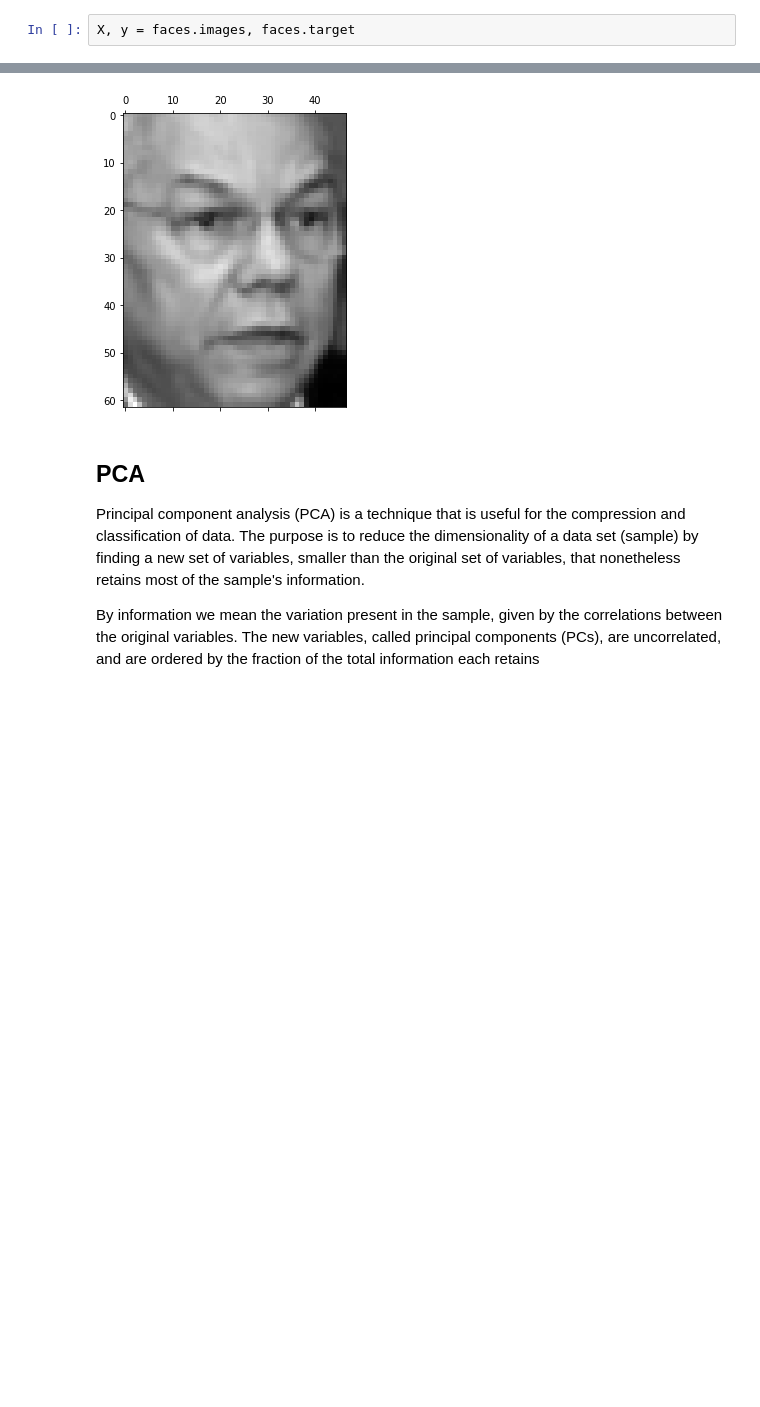
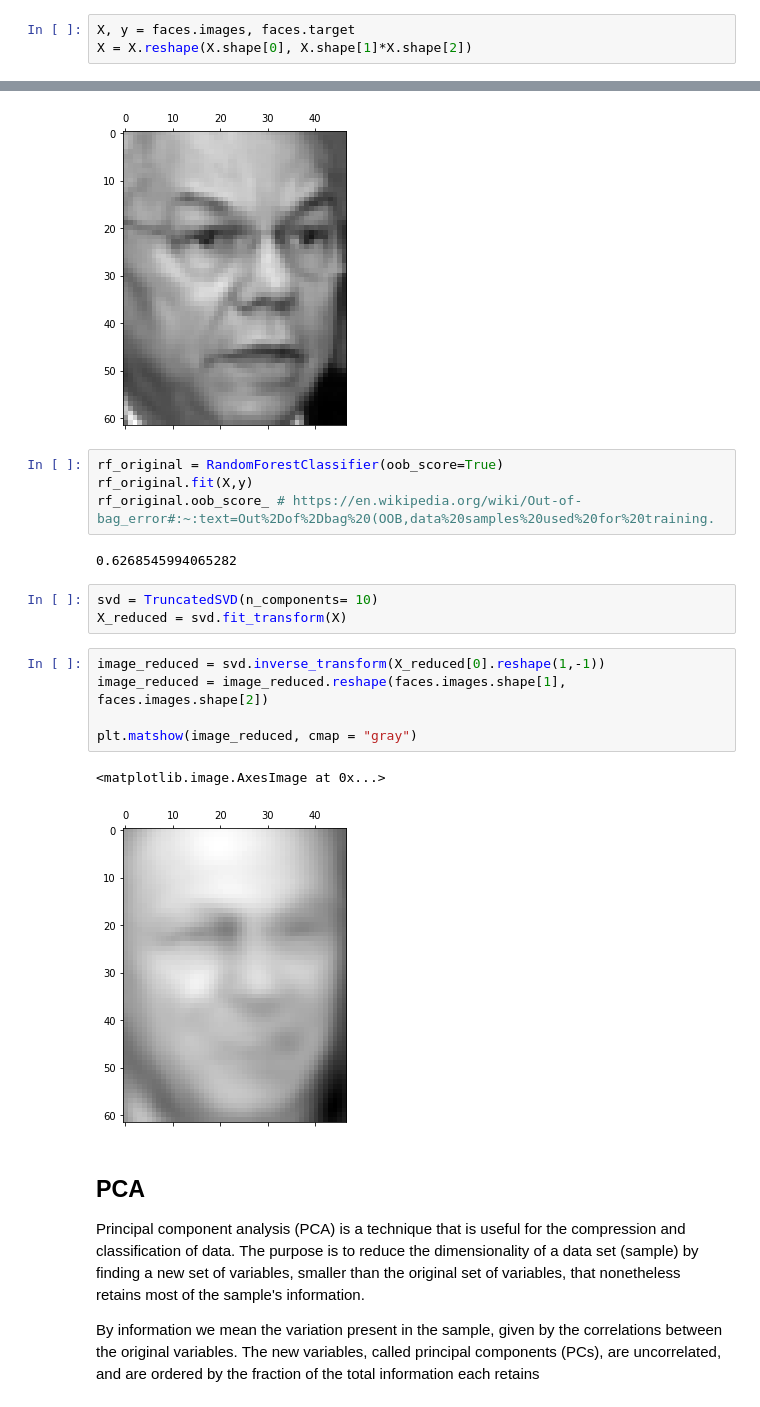
Before and after one commit to MachineLearningJournalClub/HowToTackleAMLCompetition, a Jupyter notebook: HowToTackleAMLCompetition/Lecture7|AdvancedFeatures.ipynb, the cells around one changed output, grey strips where cells are left out. Cells and saved outputs as stored; diff of their text form; blank space fills up the shorter version.

```diff
--- a/HowToTackleAMLCompetition/Lecture7|AdvancedFeatures.ipynb
+++ b/HowToTackleAMLCompetition/Lecture7|AdvancedFeatures.ipynb
@@ -465,11 +465,29 @@ print(faces.images.shape)
 (1348, 62, 47)
 # %%
 X, y = faces.images, faces.target
+X = X.reshape(X.shape[0], X.shape[1]*X.shape[2])
 # %%
 #Example Image
 plt.matshow(X[0], cmap = "gray");
 # %% [output]
 [figure]
+# %%
+rf_original = RandomForestClassifier(oob_score=True)
+rf_original.fit(X,y)
+rf_original.oob_score_ # https://en.wikipedia.org/wiki/Out-of-bag_error#:~:text=Out%2Dof%2Dbag%20(OOB,data%20samples%20used%20for%20training.
+# %% [output]
+0.6268545994065282
+# %%
+svd = TruncatedSVD(n_components= 10)
+X_reduced = svd.fit_transform(X)
+# %%
+image_reduced = svd.inverse_transform(X_reduced[0].reshape(1,-1))
+image_reduced = image_reduced.reshape(faces.images.shape[1], faces.images.shape[2])
+
+plt.matshow(image_reduced, cmap = "gray")
+# %% [output]
+<matplotlib.image.AxesImage at 0x...>
+[figure, added]
 # %% [markdown]
 ## PCA
 Principal component analysis (PCA) is a technique that is useful for the compression and classification of data. The purpose is to reduce the dimensionality of a data set (sample) by finding a new set of variables, smaller than the original set of variables, that nonetheless retains most of the sample's information.
```
